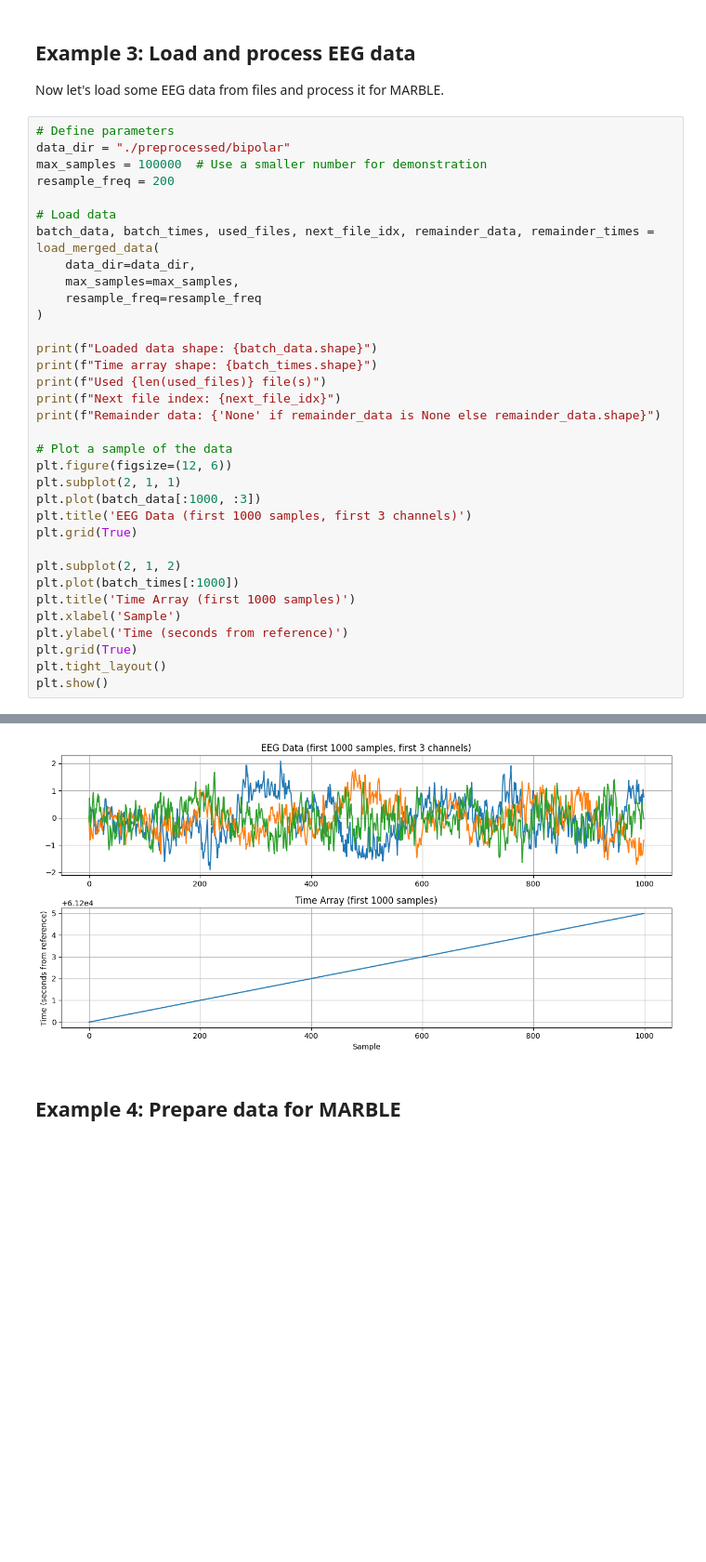
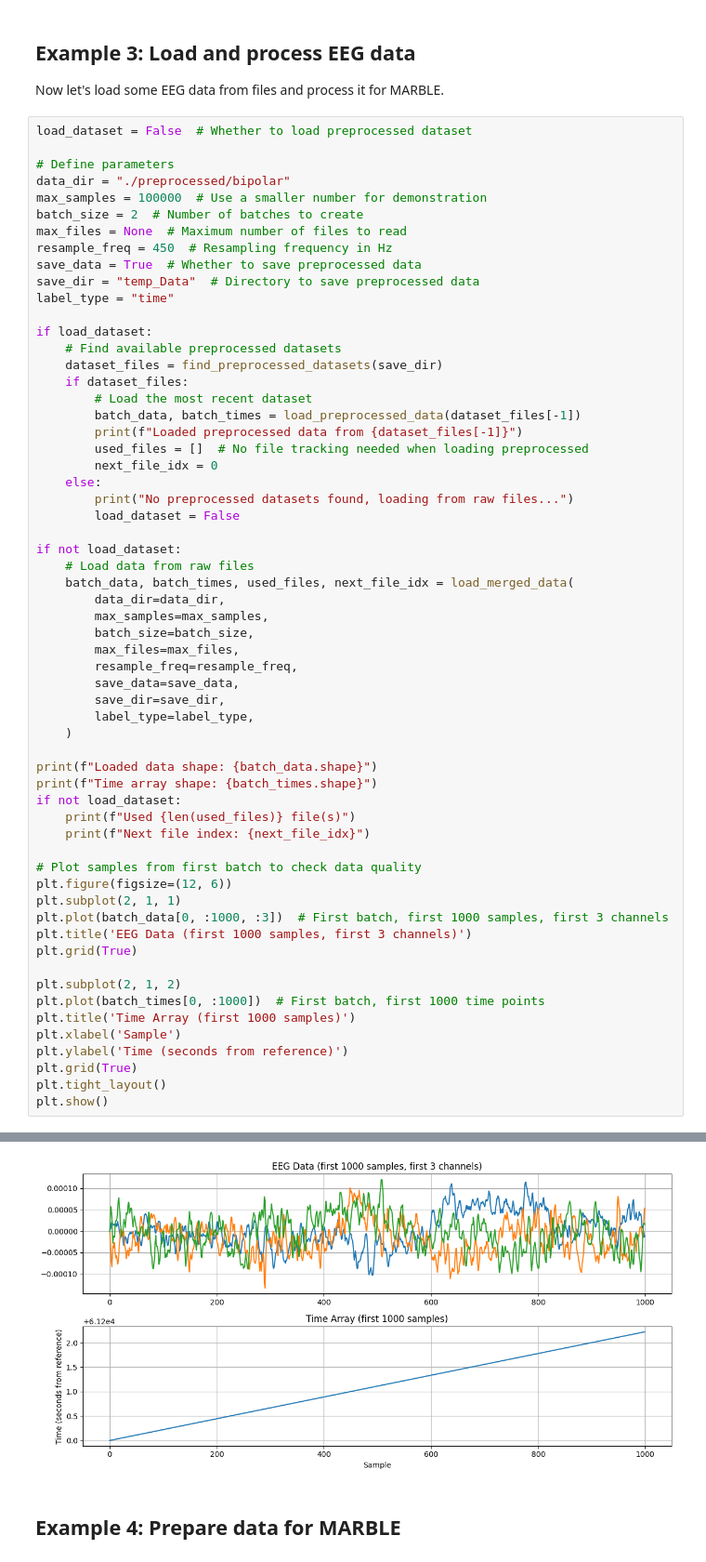
Before and after one commit to Jlei61/ans_MARBLE, a Jupyter notebook: example_training.ipynb, the cells around one changed output, grey strips where cells are left out. Shown at 93% size. Drawn from its saved outputs; the diff is of its cells as text; blank space fills up the shorter version.

Commit message:
MARBLE on real Ans Data; IED detection as labels

```diff
--- a/example_training.ipynb
+++ b/example_training.ipynb
@@ -26,33 +20,59 @@ from data_processing import (
 
 Now let's load some EEG data from files and process it for MARBLE.
 # %%
+load_dataset = False  # Whether to load preprocessed dataset
+
 # Define parameters
 data_dir = "./preprocessed/bipolar"
 max_samples = 100000  # Use a smaller number for demonstration
-resample_freq = 200
+batch_size = 2  # Number of batches to create
+max_files = None  # Maximum number of files to read
+resample_freq = 450  # Resampling frequency in Hz
+save_data = True  # Whether to save preprocessed data
+save_dir = "temp_Data"  # Directory to save preprocessed data
+label_type = "time"
 
-# Load data
-batch_data, batch_times, used_files, next_file_idx, remainder_data, remainder_times = load_merged_data(
-    data_dir=data_dir,
-    max_samples=max_samples,
-    resample_freq=resample_freq
-)
+if load_dataset:
+    # Find available preprocessed datasets
+    dataset_files = find_preprocessed_datasets(save_dir)
+    if dataset_files:
+        # Load the most recent dataset
+        batch_data, batch_times = load_preprocessed_data(dataset_files[-1])
+        print(f"Loaded preprocessed data from {dataset_files[-1]}")
+        used_files = []  # No file tracking needed when loading preprocessed
+        next_file_idx = 0
+    else:
+        print("No preprocessed datasets found, loading from raw files...")
+        load_dataset = False
+
+if not load_dataset:
+    # Load data from raw files
+    batch_data, batch_times, used_files, next_file_idx = load_merged_data(
+        data_dir=data_dir,
+        max_samples=max_samples,
+        batch_size=batch_size,
+        max_files=max_files,
+        resample_freq=resample_freq,
+        save_data=save_data,
+        save_dir=save_dir,
+        label_type=label_type,
+    )
 
 print(f"Loaded data shape: {batch_data.shape}")
 print(f"Time array shape: {batch_times.shape}")
-print(f"Used {len(used_files)} file(s)")
-print(f"Next file index: {next_file_idx}")
-print(f"Remainder data: {'None' if remainder_data is None else remainder_data.shape}")
+if not load_dataset:
+    print(f"Used {len(used_files)} file(s)")
+    print(f"Next file index: {next_file_idx}")
 
-# Plot a sample of the data
+# Plot samples from first batch to check data quality
 plt.figure(figsize=(12, 6))
 plt.subplot(2, 1, 1)
-plt.plot(batch_data[:1000, :3])
+plt.plot(batch_data[0, :1000, :3])  # First batch, first 1000 samples, first 3 channels
 plt.title('EEG Data (first 1000 samples, first 3 channels)')
 plt.grid(True)
 
 plt.subplot(2, 1, 2)
-plt.plot(batch_times[:1000])
+plt.plot(batch_times[0, :1000])  # First batch, first 1000 time points
 plt.title('Time Array (first 1000 samples)')
 plt.xlabel('Sample')
 plt.ylabel('Time (seconds from reference)')
@@ -70,4 +97,4 @@ Remainder data: (6, 4303400)
-[figure, old version]
+[figure, new version]
 # %% [markdown]
 ## Example 4: Prepare data for MARBLE
 # %%
```
Also changed, not shown: parts of 5 cells of this notebook, 5 other files.
